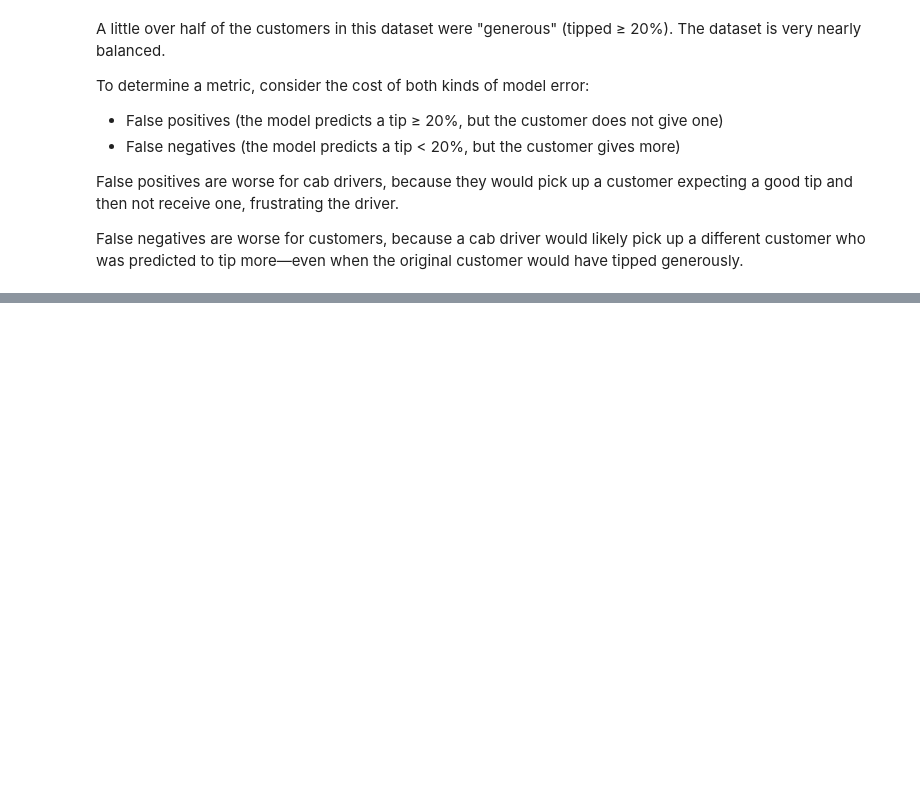
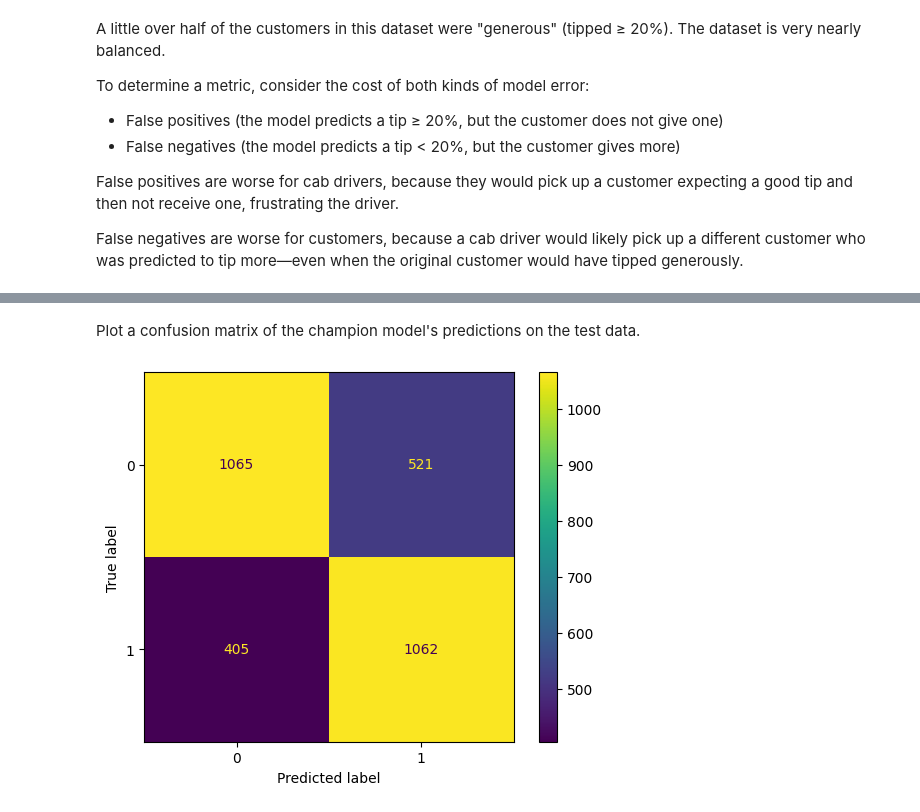
Before and after one commit to ajeronimoguerra/Case-Study-in-R---Amazon-BestBookselling-09-22, a Jupyter notebook: machine-learning-model-for-tlc.ipynb, the cells around one changed output, grey strips where cells are left out. Saved outputs shown, nothing was run; the diff lists cells and outputs as text; code cells hidden in the pictures; blank space fills up the shorter version.

Commit message:
Kaggle Notebook | Machine learning model for TLC | Version 3

```diff
--- a/machine-learning-model-for-tlc.ipynb
+++ b/machine-learning-model-for-tlc.ipynb
@@ -413,0 +419,9 @@ False negatives are worse for customers, because a cab driver would likely pick
+# %%
+# Isolate target variable (y)
+y = df2['generous']
+
+# Isolate the features (X)
+X = df2.drop(columns=['generous'])
+
+# Split into train and test sets
+X_train, X_test, y_train, y_test = train_test_split(X, y, test_size=0.2, stratify=y, random_state=42)
@@ -413,0 +430,17 @@ False negatives are worse for customers, because a cab driver would likely pick
+# %%
+# 1. Instantiate the random forest classifier
+rf = RandomForestClassifier(random_state=42)
+
+# 2. Create a dictionary of hyperparameters to tune
+cv_params = {'max_depth': [None],
+             'max_features': [1.0],
+             'max_samples': [0.7],
+             'min_samples_leaf': [1],
+             'min_samples_split': [2],
+             'n_estimators': [300]
+             }
+# 3. Define a set of scoring metrics to capture
+scoring = ['precision', 'recall', 'f1', 'accuracy']
+
+# 4. Instantiate the GridSearchCV object
+rf1 = GridSearchCV(estimator=rf, param_grid=cv_params, scoring=scoring, cv=5, refit='f1')
@@ -413,0 +450,3 @@ False negatives are worse for customers, because a cab driver would likely pick
+# %%
+%%time
+rf1.fit(X_train, y_train)
@@ -413,0 +554,3 @@ False negatives are worse for customers, because a cab driver would likely pick
+# %%
+# Get scores on test data
+rf_preds = rf1.best_estimator_.predict(X_test)
@@ -413,0 +685,13 @@ False negatives are worse for customers, because a cab driver would likely pick
+# %% [markdown]
+Plot a confusion matrix of the champion model's predictions on the test data.
+# %%
+# Generate array of values for confusion matrix
+cm = confusion_matrix(y_test, rf_preds, labels=rf1.classes_)
+
+# Plot confusion matrix
+disp = ConfusionMatrixDisplay(confusion_matrix=cm,
+                             display_labels=rf1.classes_,
+                             )
+disp.plot(values_format='');
+# %% [output]
+[figure, added]
```
Also changed, not shown: parts of 35 cells of this notebook.
